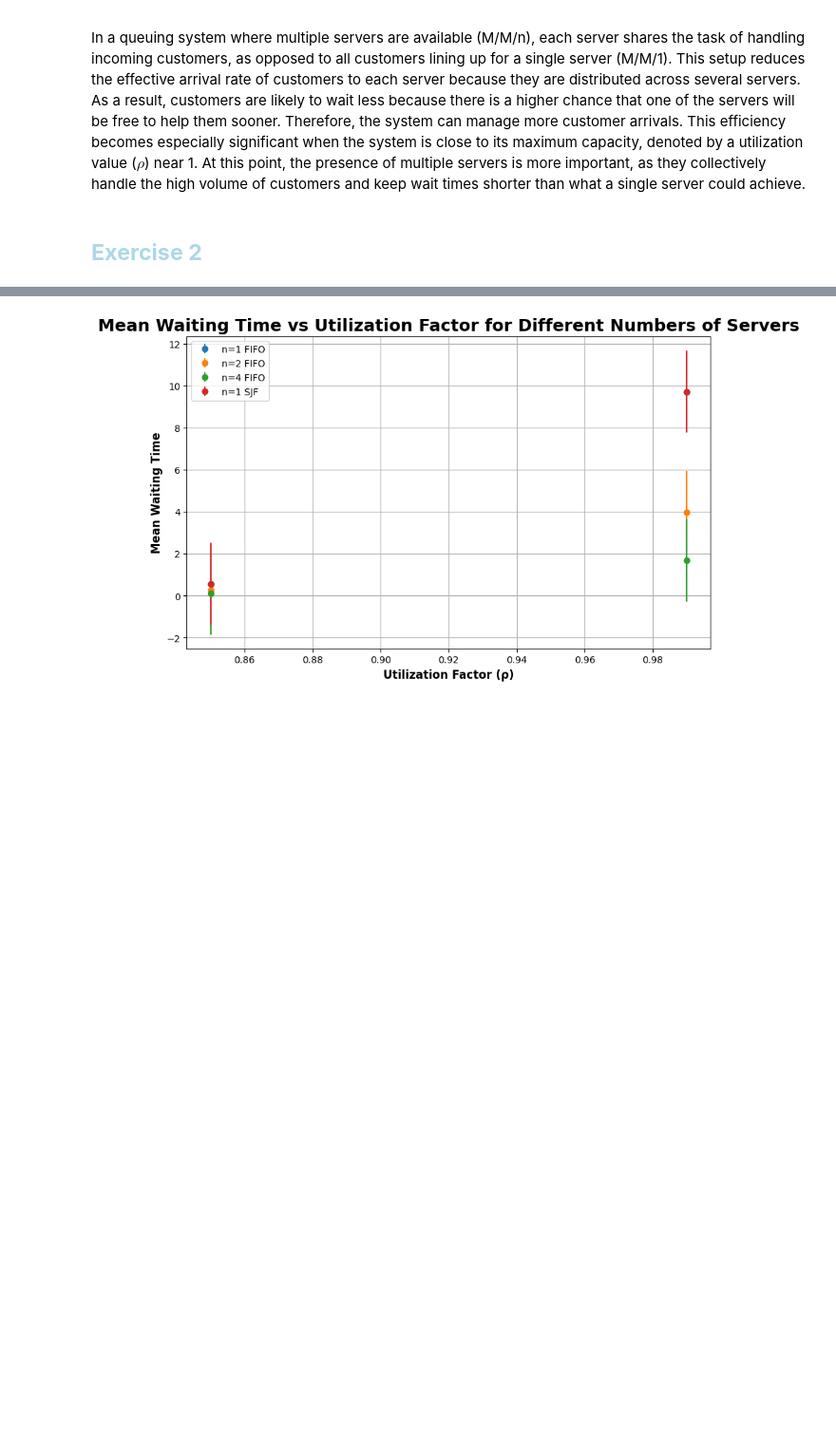
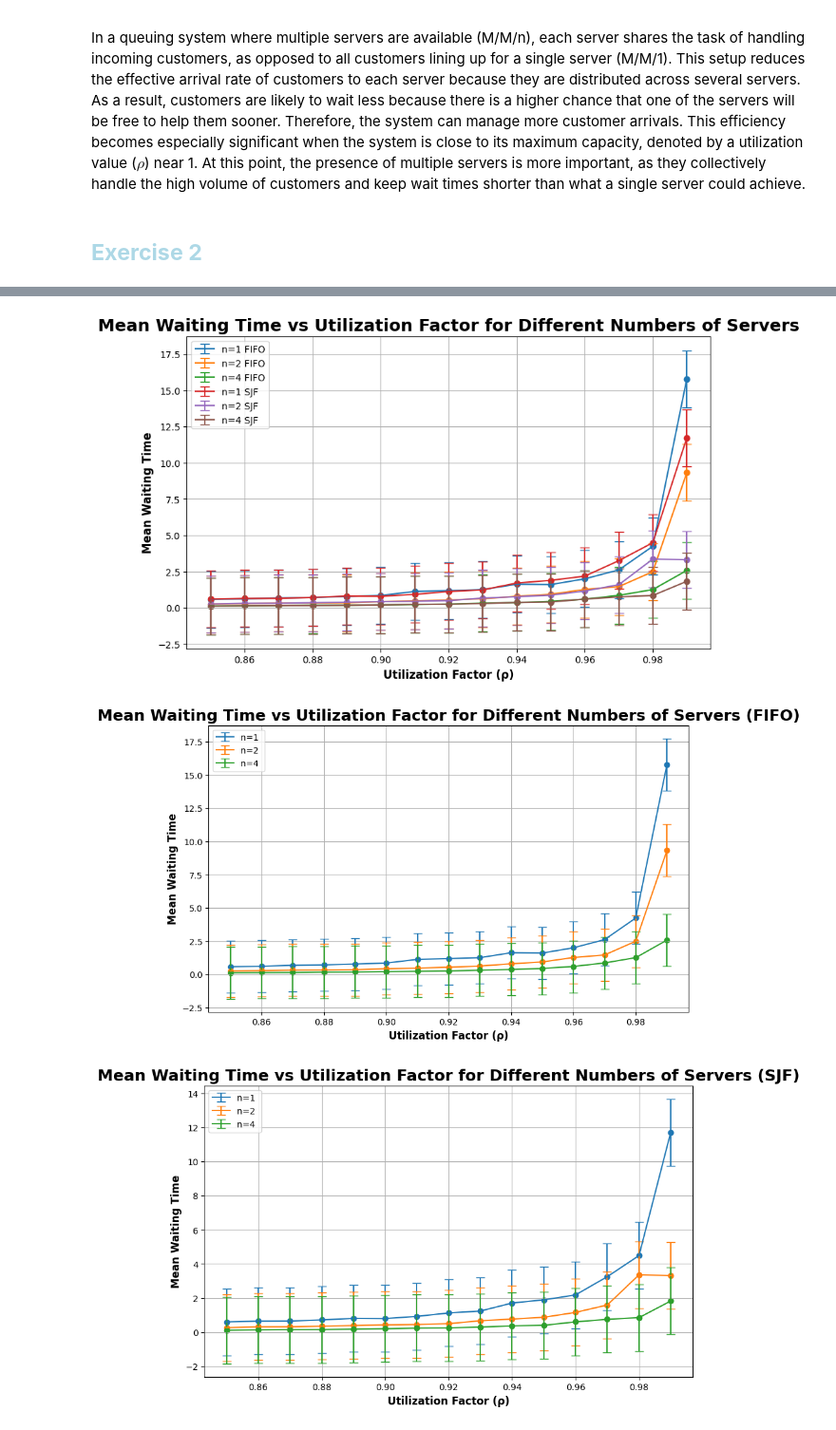
Before and after one commit to BiggusVickus/Stochastic_Simulation, a Jupyter notebook: Assignment 2/DES_assignment2.ipynb, the cells around one changed output, grey strips where cells are left out. Shown at 95% size. Cells and saved outputs as stored; diff of their text form; code cells hidden in the pictures; blank space fills up the shorter version.

Commit message:
add dots (scatterplot) and calculate server 1, 2, 4 for FIFO/SJF

```diff
--- a/Assignment 2/DES_assignment2.ipynb
+++ b/Assignment 2/DES_assignment2.ipynb
@@ -82,14 +82,16 @@ import statistics
 import scipy.stats
 import matplotlib.pyplot as plt
 import numpy as np
+import operator
+import matplotlib.colors as mcolors
 
 # Parameters
 RANDOM_SEED = 42
 SIM_TIME = 10000  # Simulation time in minutes
 MU = 10  # Average service rate (1/MU is average service time)
 NUM_SERVERS_1 = [1, 2, 4]  # Number of servers to simulate
-NUM_SERVERS_2 = [1]  # Number of servers to simulate
-RHO_VALUES = np.linspace(0.85, 0.99, 2)#[0.8, 0.9, 0.95, 0.99]  # Values of ρ to simulate
+NUM_SERVERS_2 = [1, 2, 4]  # Number of servers to simulate
+RHO_VALUES = np.linspace(0.85, 0.99, 15)#[0.8, 0.9, 0.95, 0.99]  # Values of ρ to simulate
 
 
 # Set the random seed for reproducibility
@@ -141,10 +143,6 @@ def main(num_servers, rho_values, wait_times, priority=False):
             mean_wait = statistics.mean(sample_wait_times)
             stdev_wait = statistics.stdev(sample_wait_times)
             sample_size = len(sample_wait_times)
-            print("sample size: ", sample_size-1)
-            print("mean: ", mean_wait)
-            print("stdev: ", stdev_wait)
-            print("scale: ", stdev_wait/scipy.stats.sem(sample_wait_times))
             ci_low, ci_upp = scipy.stats.t.interval(0.95, df=sample_size-1, loc=mean_wait)
             results.append((num_servers, rho, mean_wait, ci_low, ci_upp))
 
@@ -190,5 +188,4 @@ Number of servers: 1, ρ: 0.99, Mean wait time: 4.59
 # %%
-import operator
 def plotting(results, num_servers, title, results2=None, num_servers2=None):
     plot_data = {}
     for n in num_servers:
@@ -211,36 +208,43 @@ def plotting(results, num_servers, title, results2=None, num_servers2=None):
         string1 = "FIFO"
         string2 = "SJF"
     else:
         string1 = ""
         string2 = ""
 # Plotting the results
+    color = 0
     plt.figure(figsize=(10, 6))
     for num_server in num_servers:
         rhos, mean_waits, ci_lowers, ci_uppers = zip(*plot_data[num_server])
         # plt.plot(rhos, mean_waits, 'o-', label=f'n={num_server} {string1}')
         lower_error = tuple(map(operator.sub, mean_waits, ci_lowers))
         upper_error = tuple(map(operator.sub, ci_uppers, mean_waits))
-        plt.errorbar(rhos, mean_waits, yerr=[lower_error, upper_error], fmt='o', label=f'n={num_server} {string1}')
+        plt.errorbar(rhos, mean_waits, yerr=[lower_error, upper_error], fmt='', label=f'n={num_server} {string1}', color=list(mcolors.TABLEAU_COLORS)[color], capsize = 5)
+        plt.scatter(rhos, mean_waits, marker='o')
+        color += 1
     if (results2 != None):
         for num_server in num_servers2:
-            rhos, mean_waits, ci_lowers, ci_uppers = zip(*plot_data[num_server])
+            rhos, mean_waits, ci_lowers, ci_uppers = zip(*plot_data2[num_server])
             # plt.plot(rhos, mean_waits, 'o-', label=f'n={num_server} {string2}')
             lower_error = tuple(map(operator.sub, mean_waits, ci_lowers))
             upper_error = tuple(map(operator.sub, ci_uppers, mean_waits))
-            plt.errorbar(rhos, mean_waits, yerr=[lower_error, upper_error], fmt='o', label=f'n={num_server} {string2}')
+            plt.errorbar(rhos, mean_waits, yerr=[lower_error, upper_error], fmt='', label=f'n={num_server} {string2}', color=list(mcolors.TABLEAU_COLORS)[color], capsize = 5)
+            plt.scatter(rhos, mean_waits, marker='o')
+            color += 1
 
     plt.xlabel('Utilization Factor (ρ)', fontsize=12, fontweight='bold')
     plt.ylabel('Mean Waiting Time', fontsize=12, fontweight='bold')
     plt.title(title, fontsize=18, fontweight='bold')
     plt.legend()
     plt.grid(True)
     plt.show()
 
 # if you want to plot FIFO and SJF together, uncomment the following line
 plotting(results_1, NUM_SERVERS_1, "Mean Waiting Time vs Utilization Factor for Different Numbers of Servers", results2=results_2, num_servers2 = NUM_SERVERS_2)
 
 #if you want to plot FIFO and SJF separately, uncomment the following two lines
-# plotting(results_1, NUM_SERVERS_1, "Mean Waiting Time vs Utilization Factor for Different Numbers of Servers (FIFO)")
-# plotting(results_2, NUM_SERVERS_2, "Mean Waiting Time vs Utilization Factor for Different Numbers of Servers (SJF)")
+plotting(results_1, NUM_SERVERS_1, "Mean Waiting Time vs Utilization Factor for Different Numbers of Servers (FIFO)")
+plotting(results_2, NUM_SERVERS_2, "Mean Waiting Time vs Utilization Factor for Different Numbers of Servers (SJF)")
 # %% [output]
-[figure, old version]
+[figure, new version]
+[figure, added]
+[figure, added]
```
Also changed, not shown: parts of 1 cell of this notebook.
